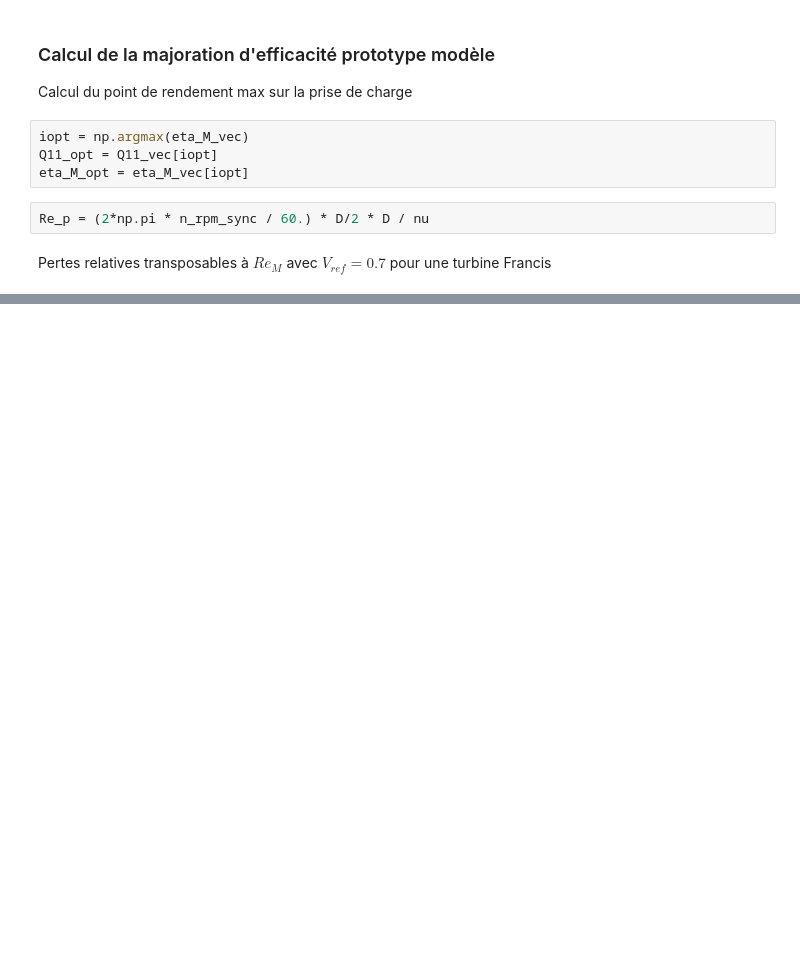
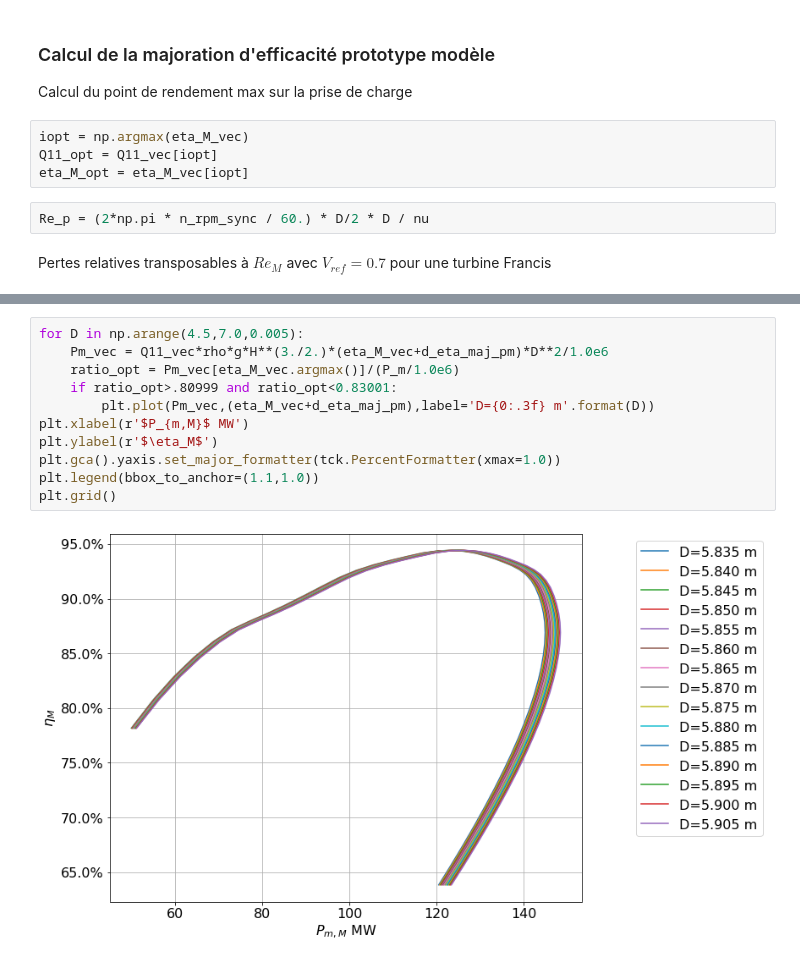
Before and after one commit to sanjosem/ENR855_projet, a Jupyter notebook: 01-similitude-demo/initialisation_similitude.ipynb, the cells around one changed output, grey strips where cells are left out. Saved outputs shown, nothing was run; the diff lists cells and outputs as text; blank space fills up the shorter version.

```diff
--- a/01-similitude-demo/initialisation_similitude.ipynb
+++ b/01-similitude-demo/initialisation_similitude.ipynb
@@ -199,0 +210,13 @@ Rendement pondere: 92.83 %
+# %%
+for D in np.arange(4.5,7.0,0.005):
+    Pm_vec = Q11_vec*rho*g*H**(3./2.)*(eta_M_vec+d_eta_maj_pm)*D**2/1.0e6
+    ratio_opt = Pm_vec[eta_M_vec.argmax()]/(P_m/1.0e6)
+    if ratio_opt>.80999 and ratio_opt<0.83001:
+        plt.plot(Pm_vec,(eta_M_vec+d_eta_maj_pm),label='D={0:.3f} m'.format(D))
+plt.xlabel(r'$P_{m,M}$ MW')
+plt.ylabel(r'$\eta_M$')
+plt.gca().yaxis.set_major_formatter(tck.PercentFormatter(xmax=1.0))
+plt.legend(bbox_to_anchor=(1.1,1.0))
+plt.grid()
+# %% [output]
+[figure, added]
```
Also changed, not shown: parts of 9 cells of this notebook, 12 other files.
